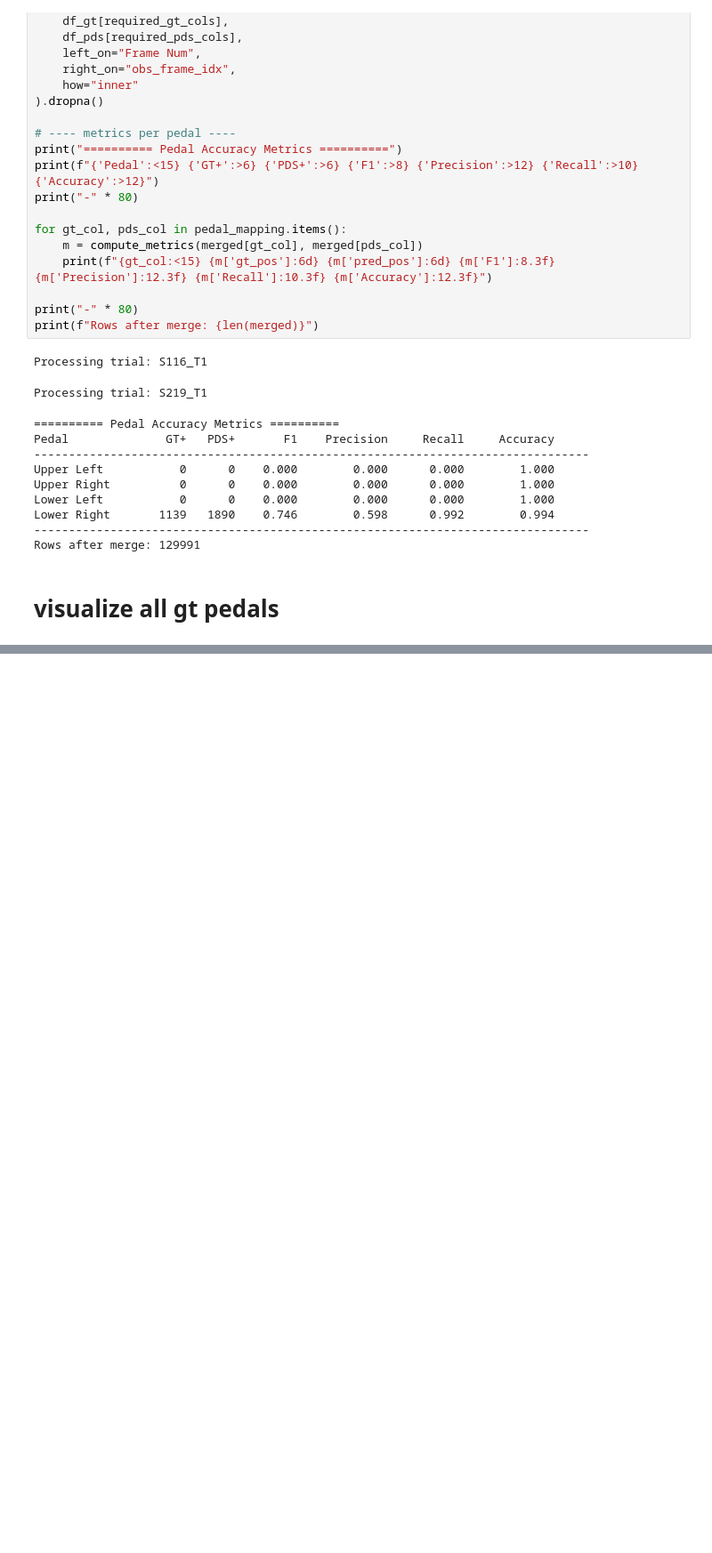
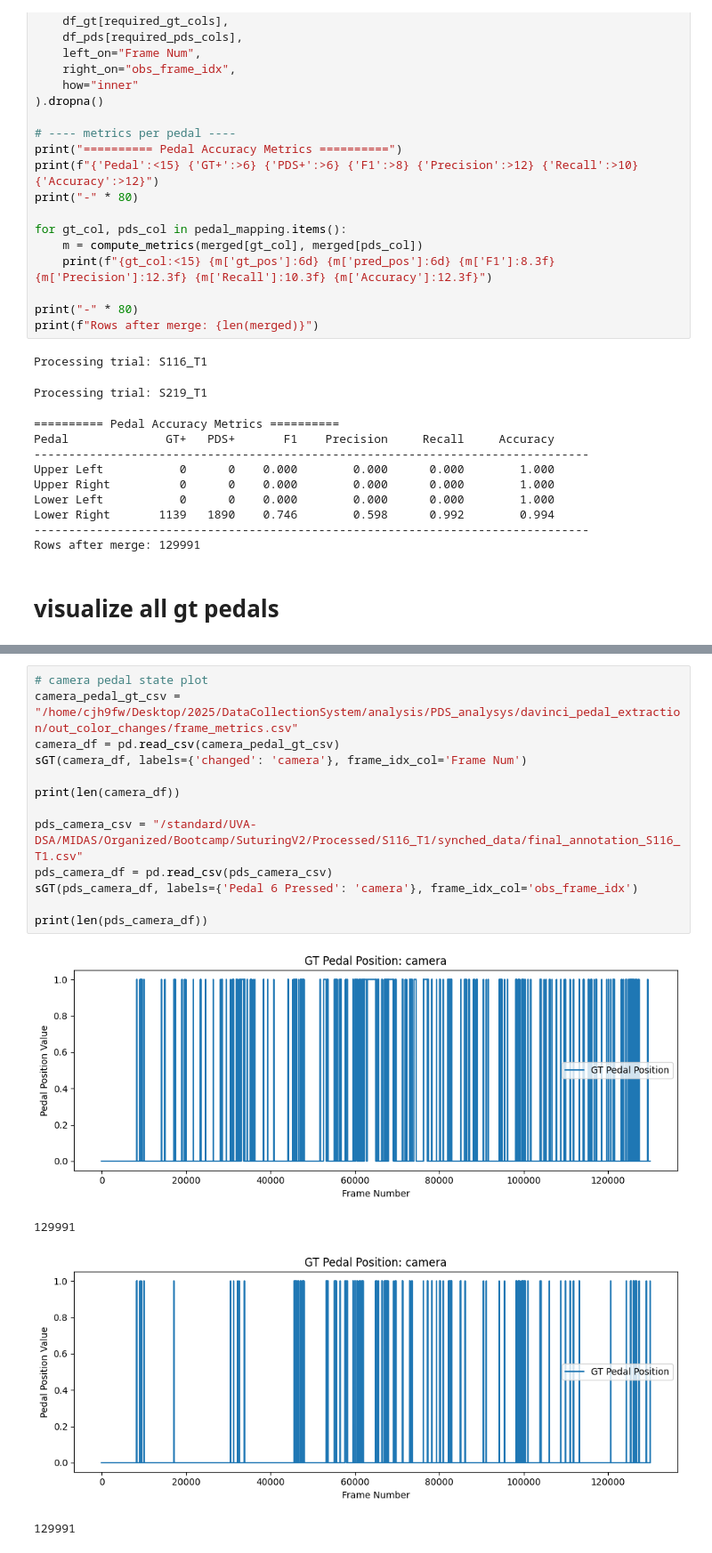
Before and after one commit to UVA-DSA/MiDAS, a Jupyter notebook: analysis/PDS_analysys/pedal_data_accuracy_analysis.ipynb, the cells around one changed output, grey strips where cells are left out. Shown at 89% size. Saved outputs shown, nothing was run; the diff lists cells and outputs as text; blank space fills up the shorter version.

Commit message:
improved pedal detection and code for visualization'

```diff
--- a/analysis/PDS_analysys/pedal_data_accuracy_analysis.ipynb
+++ b/analysis/PDS_analysys/pedal_data_accuracy_analysis.ipynb
@@ -1223,0 +1380,18 @@ Lower Right (Pedal 4 Pressed) Pressed Percentage: 1.94%
+# %%
+# camera pedal state plot
+camera_pedal_gt_csv = "/home/cjh9fw/Desktop/2025/DataCollectionSystem/analysis/PDS_analysys/davinci_pedal_extraction/out_color_changes/frame_metrics.csv"
+camera_df = pd.read_csv(camera_pedal_gt_csv)
+sGT(camera_df, labels={'changed': 'camera'}, frame_idx_col='Frame Num')
+
+print(len(camera_df))
+
+pds_camera_csv = "/standard/UVA-DSA/MIDAS/Organized/Bootcamp/SuturingV2/Processed/S116_T1/synched_data/final_annotation_S116_T1.csv"
+pds_camera_df = pd.read_csv(pds_camera_csv)
+sGT(pds_camera_df, labels={'Pedal 6 Pressed': 'camera'}, frame_idx_col='obs_frame_idx')
+
+print(len(pds_camera_df))
+# %% [output]
+[figure, added]
+129991
+[figure, added]
+129991
```
Also changed, not shown: parts of 2 cells of this notebook, 11 other files.
